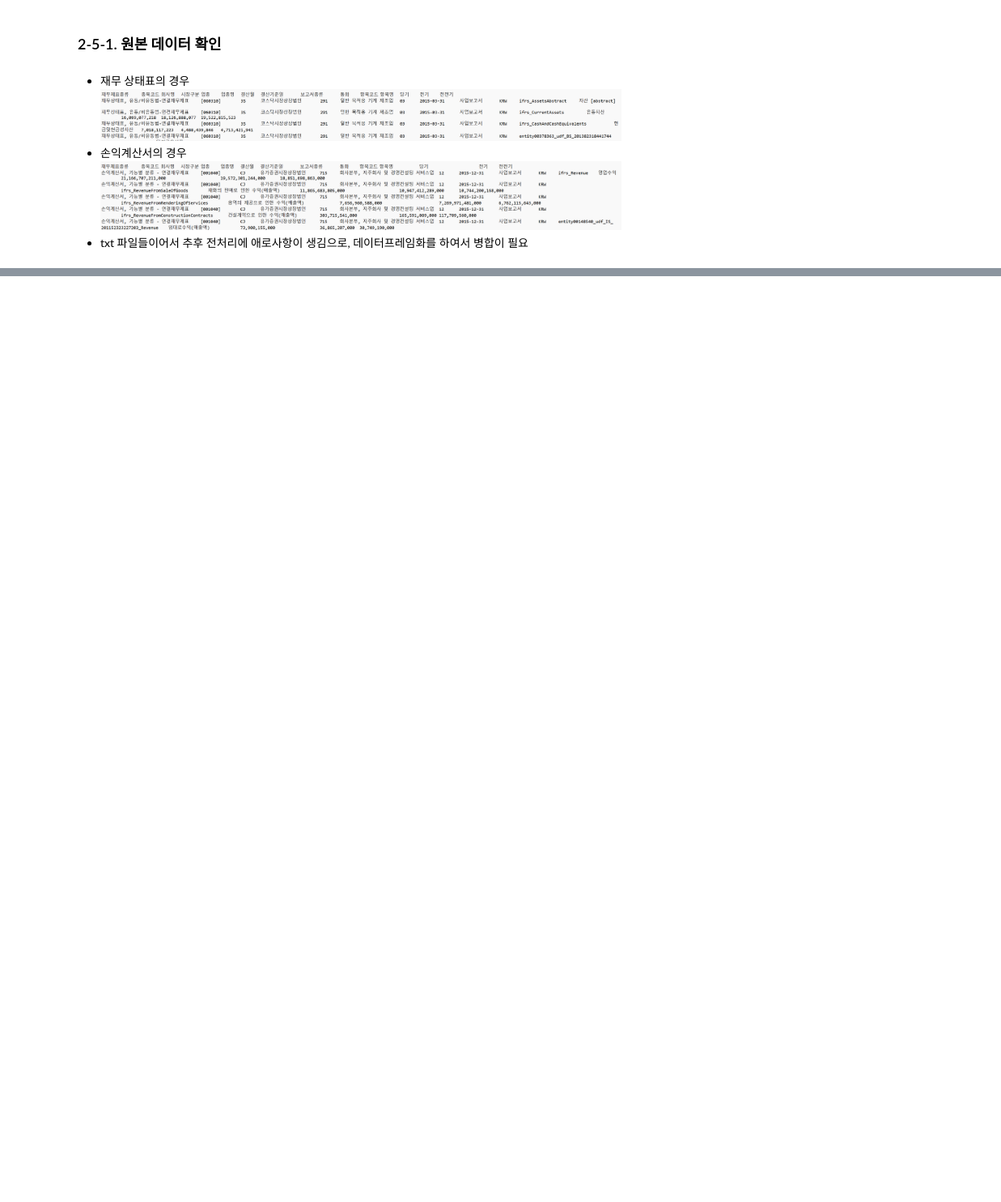
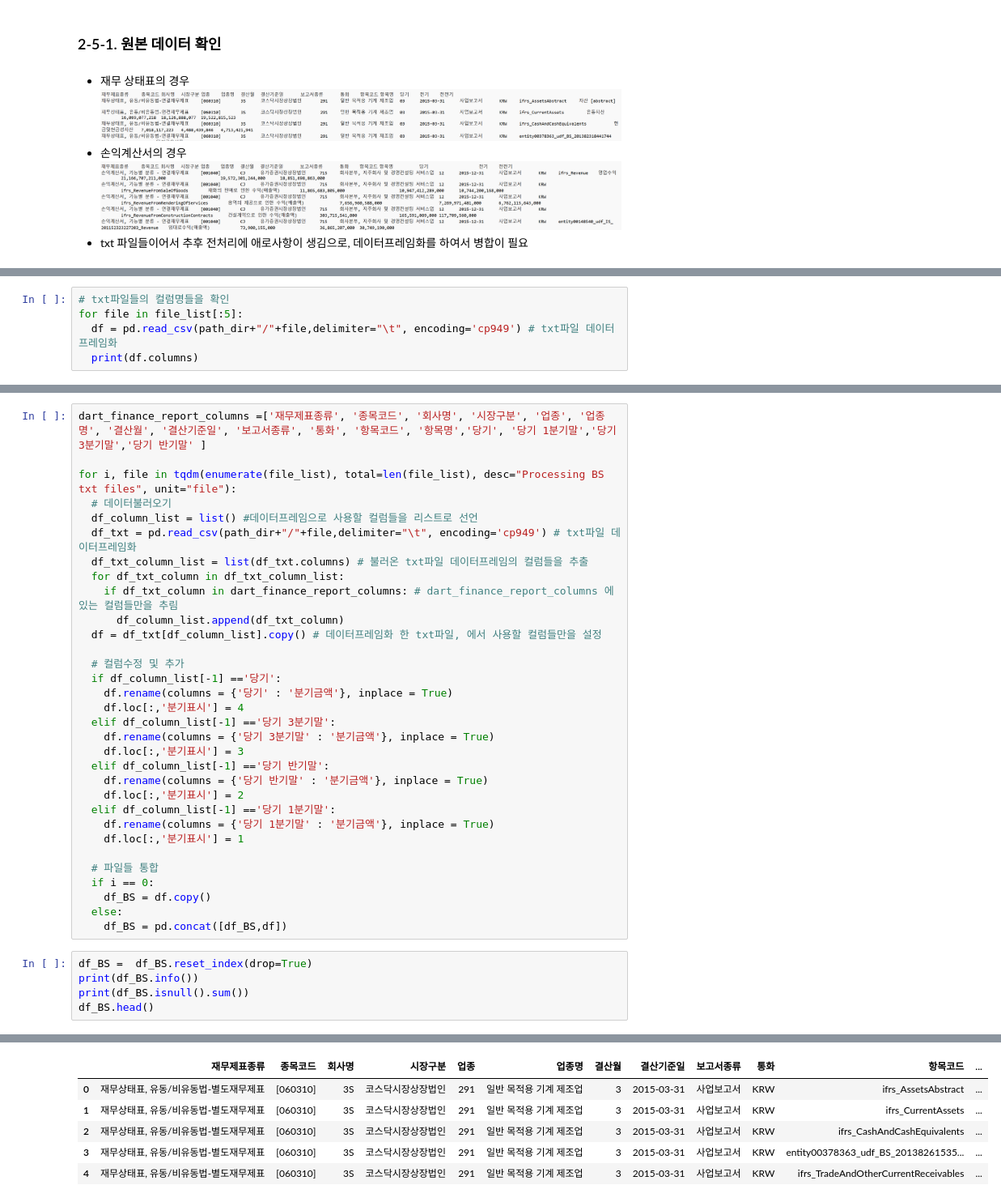
Before and after one commit to Ryong1998/snowball, a Jupyter notebook: 2_Data_Preparation.ipynb, the cells around one changed output, grey strips where cells are left out. Shown: that part at 81% size. Drawn from its saved outputs; the diff is of its cells as text; blank space fills up the shorter version.

```diff
--- a/2_Data_Preparation.ipynb
+++ b/2_Data_Preparation.ipynb
@@ -849,0 +981,5 @@ None
+# %%
+# txt파일들의 컬럼명들을 확인
+for file in file_list[:5]:
+  df = pd.read_csv(path_dir+"/"+file,delimiter="\t", encoding='cp949') # txt파일 데이터프레임화
+  print(df.columns)
@@ -849,0 +1006,38 @@ None
+# %%
+dart_finance_report_columns =['재무제표종류', '종목코드', '회사명', '시장구분', '업종', '업종명', '결산월', '결산기준일', '보고서종류', '통화', '항목코드', '항목명','당기', '당기 1분기말','당기 3분기말','당기 반기말' ]
+
+for i, file in tqdm(enumerate(file_list), total=len(file_list), desc="Processing BS txt files", unit="file"):
+  # 데이터불러오기
+  df_column_list = list() #데이터프레임으로 사용할 컬럼들을 리스트로 선언
+  df_txt = pd.read_csv(path_dir+"/"+file,delimiter="\t", encoding='cp949') # txt파일 데이터프레임화
+  df_txt_column_list = list(df_txt.columns) # 불러온 txt파일 데이터프레임의 컬럼들을 추출
+  for df_txt_column in df_txt_column_list:
+    if df_txt_column in dart_finance_report_columns: # dart_finance_report_columns 에 있는 컬럼들만을 추림
+      df_column_list.append(df_txt_column)
+  df = df_txt[df_column_list].copy() # 데이터프레임화 한 txt파일, 에서 사용할 컬럼들만을 설정
+
+  # 컬럼수정 및 추가
+  if df_column_list[-1] =='당기':
+    df.rename(columns = {'당기' : '분기금액'}, inplace = True)
+    df.loc[:,'분기표시'] = 4
+  elif df_column_list[-1] =='당기 3분기말':
+    df.rename(columns = {'당기 3분기말' : '분기금액'}, inplace = True)
+    df.loc[:,'분기표시'] = 3
+  elif df_column_list[-1] =='당기 반기말':
+    df.rename(columns = {'당기 반기말' : '분기금액'}, inplace = True)
+    df.loc[:,'분기표시'] = 2
+  elif df_column_list[-1] =='당기 1분기말':
+    df.rename(columns = {'당기 1분기말' : '분기금액'}, inplace = True)
+    df.loc[:,'분기표시'] = 1
+
+  # 파일들 통합
+  if i == 0:
+    df_BS = df.copy()
+  else:
+    df_BS = pd.concat([df_BS,df])
+# %%
+df_BS =  df_BS.reset_index(drop=True)
+print(df_BS.info())
+print(df_BS.isnull().sum())
+df_BS.head()
+# %% [output]
@@ -849,0 +1061,6 @@ None
+|  | 재무제표종류 | 종목코드 | 회사명 | 시장구분 | 업종 | 업종명 | 결산월 | 결산기준일 | 보고서종류 | 통화 | 항목코드 | ... |
+| 0 | 재무상태표, 유동/비유동법-별도재무제표 | [060310] | 3S | 코스닥시장상장법인 | 291 | 일반 목적용 기계 제조업 | 3 | 2015-03-31 | 사업보고서 | KRW | ifrs_AssetsAbstract | ... |
+| 1 | 재무상태표, 유동/비유동법-별도재무제표 | [060310] | 3S | 코스닥시장상장법인 | 291 | 일반 목적용 기계 제조업 | 3 | 2015-03-31 | 사업보고서 | KRW | ifrs_CurrentAssets | ... |
+| 2 | 재무상태표, 유동/비유동법-별도재무제표 | [060310] | 3S | 코스닥시장상장법인 | 291 | 일반 목적용 기계 제조업 | 3 | 2015-03-31 | 사업보고서 | KRW | ifrs_CashAndCashEquivalents | ... |
+| 3 | 재무상태표, 유동/비유동법-별도재무제표 | [060310] | 3S | 코스닥시장상장법인 | 291 | 일반 목적용 기계 제조업 | 3 | 2015-03-31 | 사업보고서 | KRW | entity00378363_udf_BS_20138261535... | ... |
+| 4 | 재무상태표, 유동/비유동법-별도재무제표 | [060310] | 3S | 코스닥시장상장법인 | 291 | 일반 목적용 기계 제조업 | 3 | 2015-03-31 | 사업보고서 | KRW | ifrs_TradeAndOtherCurrentReceivables | ... |
```
Also changed, not shown: parts of 18 cells of this notebook.
